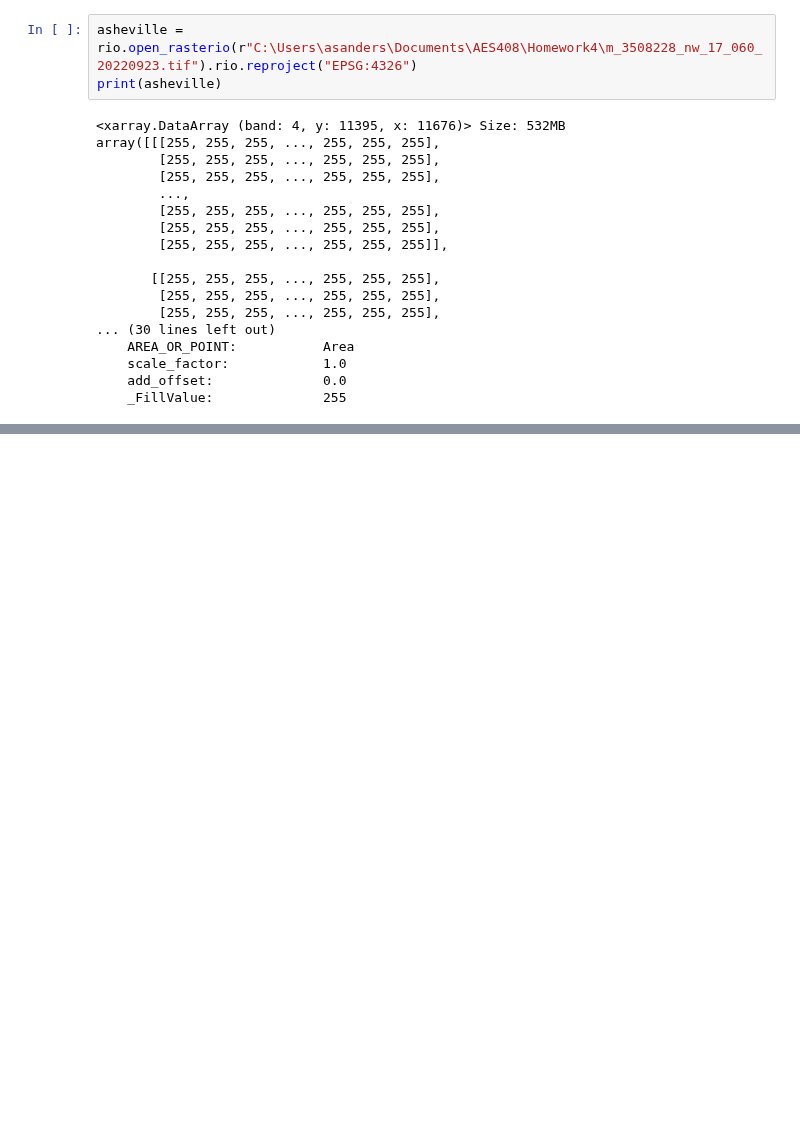
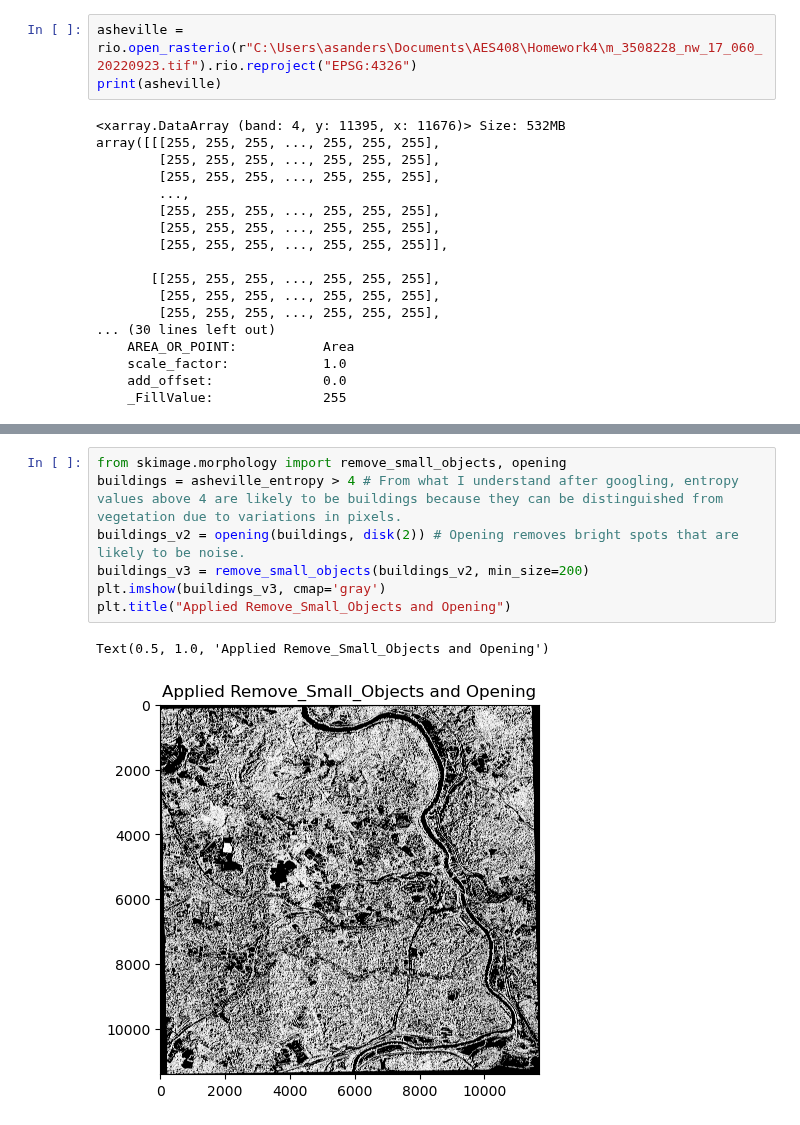
Before and after one commit to acs0068/homework4, a Jupyter notebook: hw4.ipynb, the cells around one changed output, grey strips where cells are left out. Drawn from its saved outputs; the diff is of its cells as text; blank space fills up the shorter version.

```diff
--- a/hw4.ipynb
+++ b/hw4.ipynb
@@ -83,0 +57,10 @@ plt.imshow(entropy((asheville_grayscale), disk(2)), cmap=plt.cm.gray)
+# %%
+from skimage.morphology import remove_small_objects, opening
+buildings = asheville_entropy > 4 # From what I understand after googling, entropy values above 4 are likely to be buildings because they can be distinguished from vegetation due to variations in pixels.
+buildings_v2 = opening(buildings, disk(2)) # Opening removes bright spots that are likely to be noise.
+buildings_v3 = remove_small_objects(buildings_v2, min_size=200)
+plt.imshow(buildings_v3, cmap='gray')
+plt.title("Applied Remove_Small_Objects and Opening")
+# %% [output]
+Text(0.5, 1.0, 'Applied Remove_Small_Objects and Opening')
+[figure, added]
```
Also changed, not shown: parts of 13 cells of this notebook.
